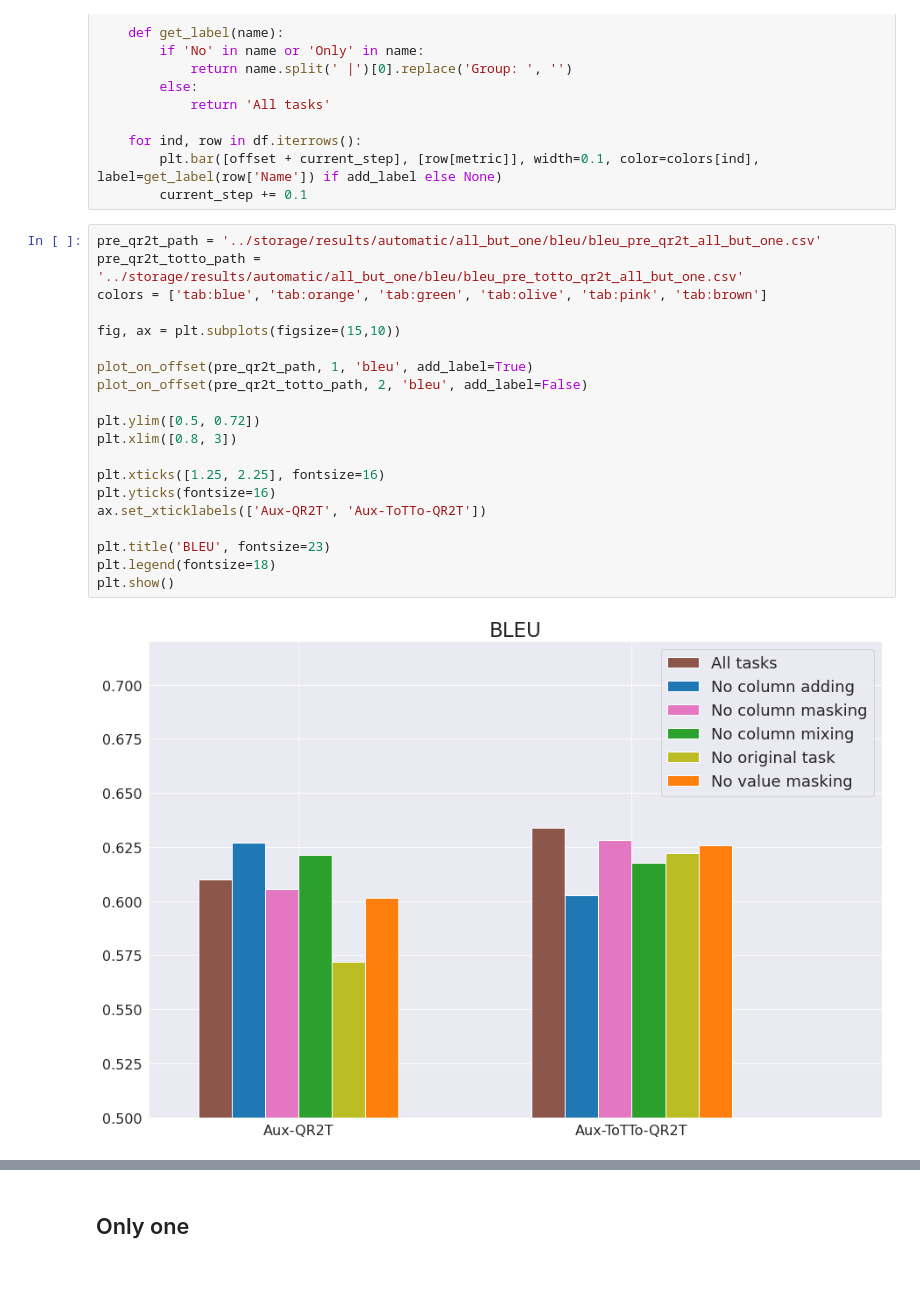
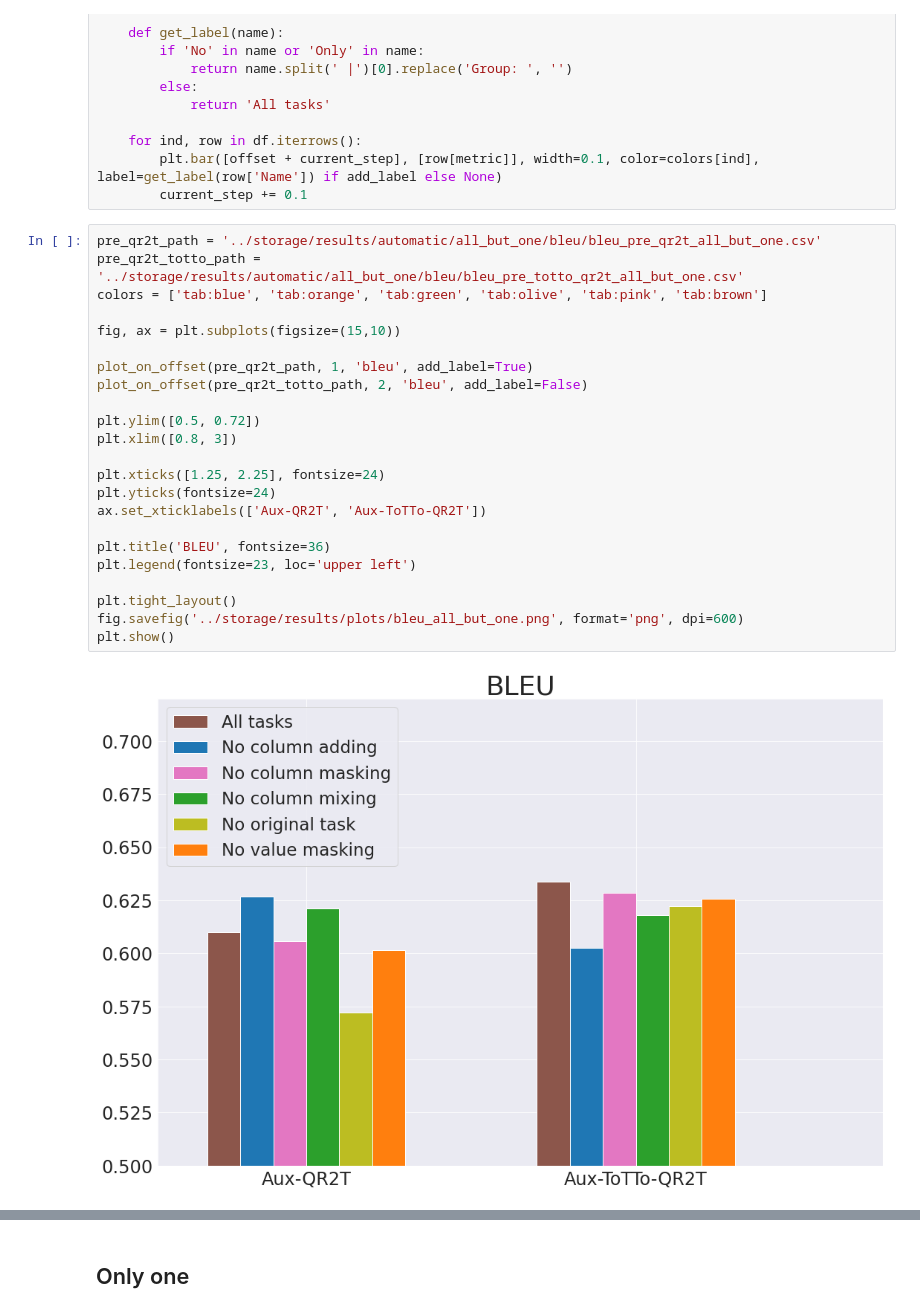
Before and after one commit to athenarc/Data2Text, a Jupyter notebook: notebooks/visualizations.ipynb, the cells around one changed output, grey strips where cells are left out. Drawn from its saved outputs; the diff is of its cells as text; blank space fills up the shorter version.

Commit message:
Better look on the ablation plots

```diff
--- a/notebooks/visualizations.ipynb
+++ b/notebooks/visualizations.ipynb
@@ -167,25 +167,28 @@ def plot_on_offset(file_path, offset, metric, add_label=True):
 # %%
 pre_qr2t_path = '../storage/results/automatic/all_but_one/bleu/bleu_pre_qr2t_all_but_one.csv'
 pre_qr2t_totto_path = '../storage/results/automatic/all_but_one/bleu/bleu_pre_totto_qr2t_all_but_one.csv'
 colors = ['tab:blue', 'tab:orange', 'tab:green', 'tab:olive', 'tab:pink', 'tab:brown']
 
 fig, ax = plt.subplots(figsize=(15,10))
 
 plot_on_offset(pre_qr2t_path, 1, 'bleu', add_label=True)
 plot_on_offset(pre_qr2t_totto_path, 2, 'bleu', add_label=False)
 
 plt.ylim([0.5, 0.72])
 plt.xlim([0.8, 3])
 
-plt.xticks([1.25, 2.25], fontsize=16)
-plt.yticks(fontsize=16)
+plt.xticks([1.25, 2.25], fontsize=24)
+plt.yticks(fontsize=24)
 ax.set_xticklabels(['Aux-QR2T', 'Aux-ToTTo-QR2T'])
 
-plt.title('BLEU', fontsize=23)
-plt.legend(fontsize=18)
+plt.title('BLEU', fontsize=36)
+plt.legend(fontsize=23, loc='upper left')
+
+plt.tight_layout()
+fig.savefig('../storage/results/plots/bleu_all_but_one.png', format='png', dpi=600)
 plt.show()
 # %% [output]
-[figure, old version]
+[figure, new version]
 # %%
 pre_qr2t_path = '../storage/results/automatic/all_but_one/parent/parent_pre_qr2t_all_but_one.csv'
 pre_qr2t_totto_path = '../storage/results/automatic/all_but_one/parent/parent_pre_totto_qr2t_all_but_one.csv'
```
Also changed, not shown: parts of 5 cells of this notebook, 20 other files.
